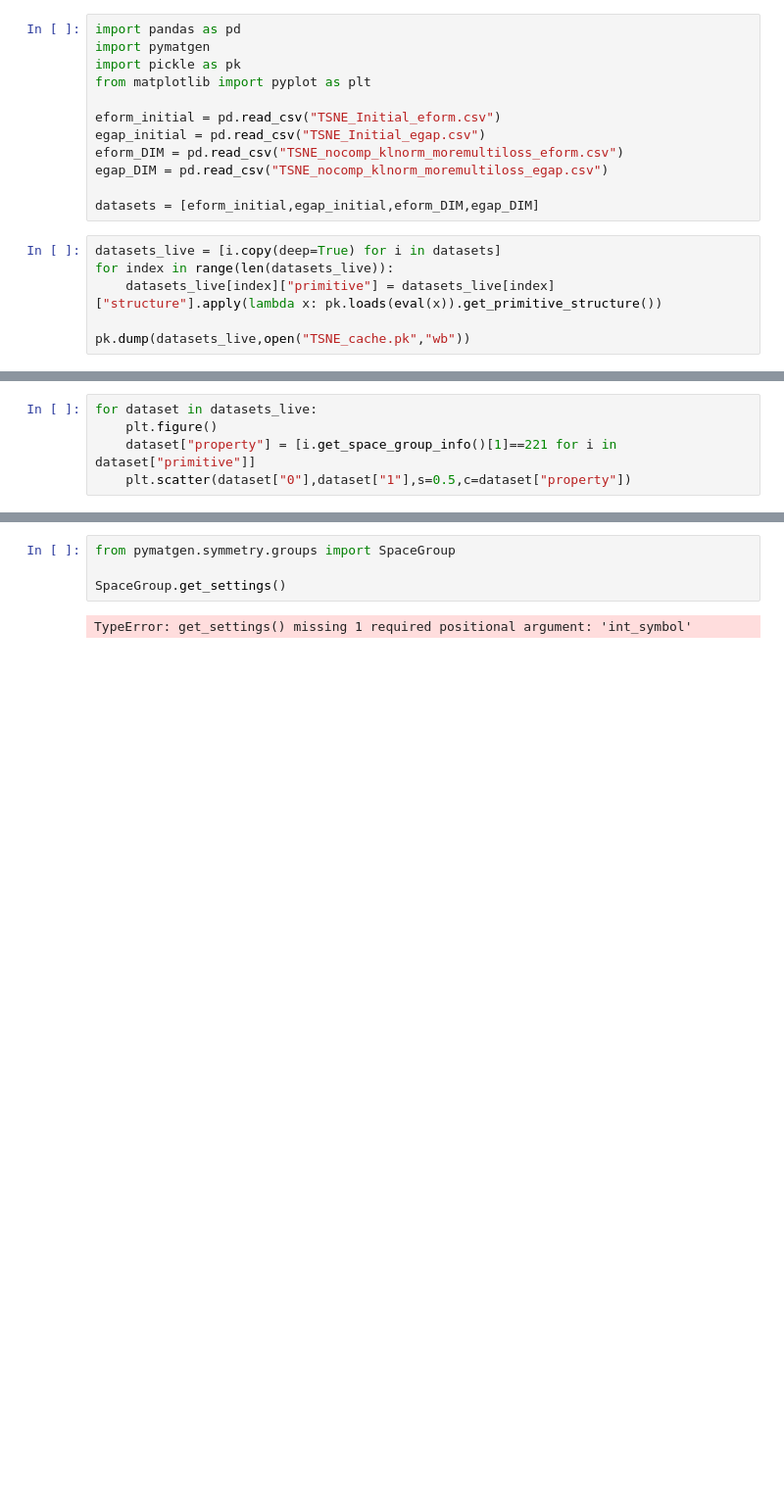
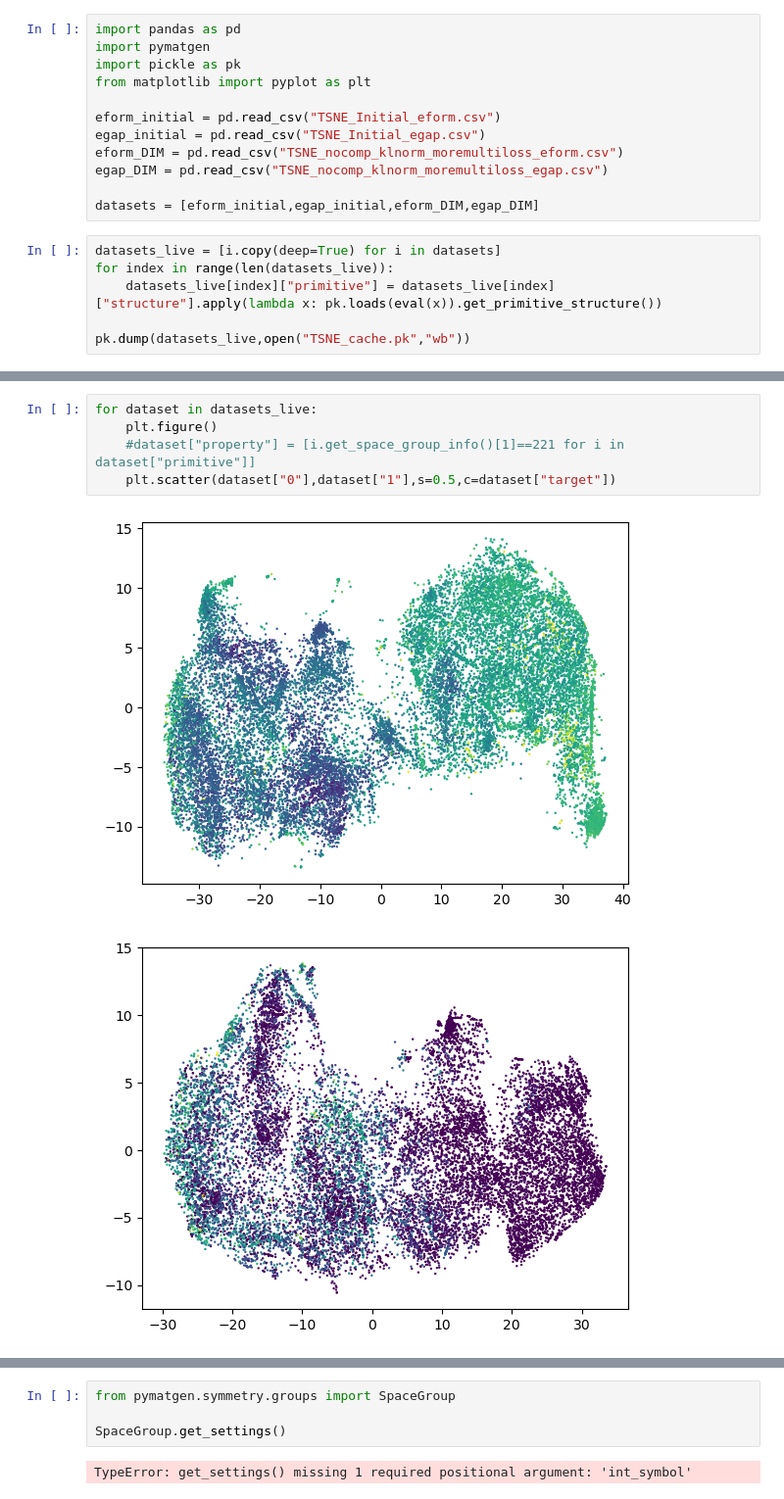
Before and after one commit to mm04926412/Site-Net, a Jupyter notebook: TSNE_production.ipynb, the cells around one changed output, grey strips where cells are left out. Shown at 98% size. Cells and saved outputs as stored; diff of their text form; blank space fills up the shorter version.

```diff
--- a/TSNE_production.ipynb
+++ b/TSNE_production.ipynb
@@ -40,5 +296,8 @@ print(datasets_live[0])
 # %%
 for dataset in datasets_live:
     plt.figure()
-    dataset["property"] = [i.get_space_group_info()[1]==221 for i in dataset["primitive"]]
-    plt.scatter(dataset["0"],dataset["1"],s=0.5,c=dataset["property"])
+    #dataset["property"] = [i.get_space_group_info()[1]==221 for i in dataset["primitive"]]
+    plt.scatter(dataset["0"],dataset["1"],s=0.5,c=dataset["target"])
+# %% [output]
+[figure, added]
+[figure, added]
```
Also changed, not shown: parts of 6 cells of this notebook, 4 other files.
